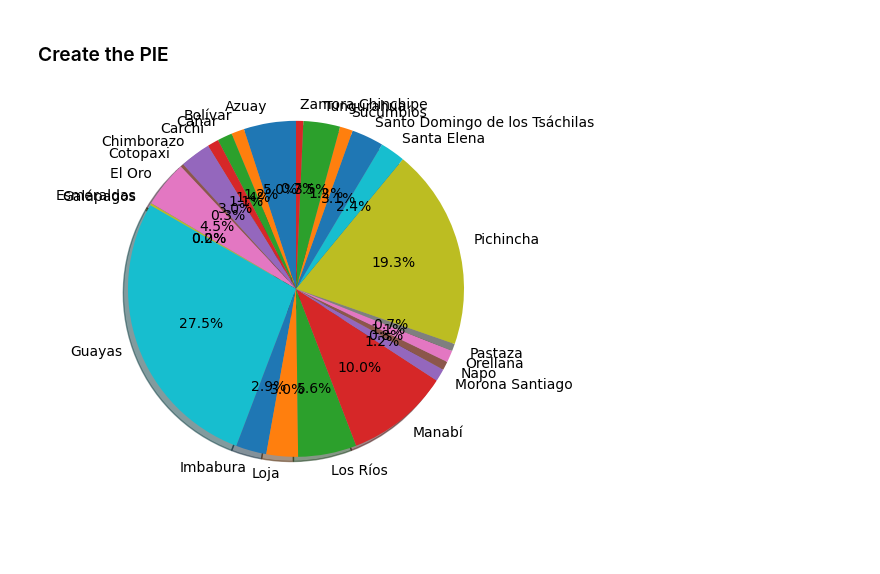
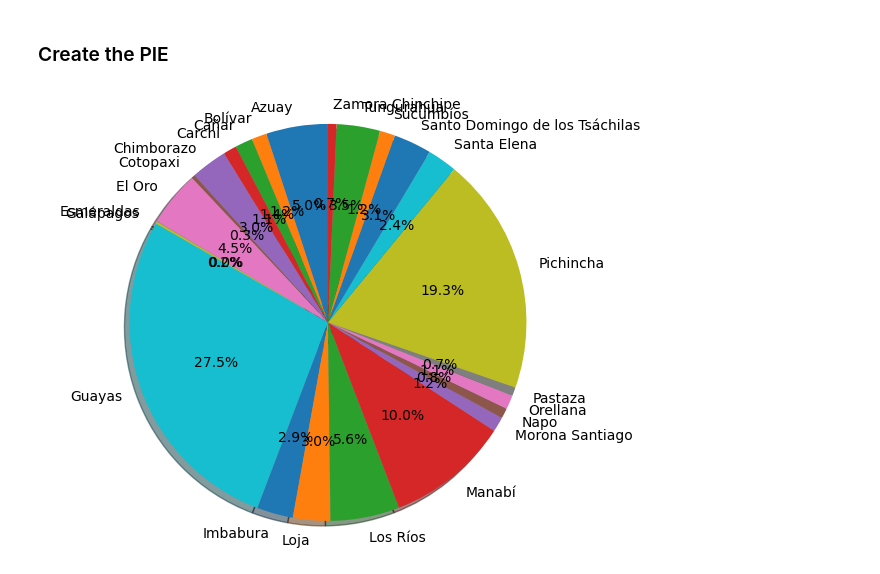
Before and after one commit to taguz91/jupyter-learning, a Jupyter notebook: guide-practice-1/using-pandas.ipynb, the cells around one changed output. Drawn from its saved outputs; the diff is of its cells as text; code cells hidden in the pictures; blank space fills up the shorter version.

```diff
--- a/guide-practice-1/using-pandas.ipynb
+++ b/guide-practice-1/using-pandas.ipynb
@@ -117,19 +117,21 @@ for province_habitants in habitants:
 # %%
 import matplotlib.pyplot as plt
 
 fig1, ax1 = plt.subplots()
 
 ax1.pie(
     percentage,
     labels = provinces,
     autopct = '%1.1f%%',
     shadow = True,
-    startangle = 90
+    startangle = 90,
+    radius = 1.2
 )
 
 # to ensure the circle
 ax1.axis("equal")
 
+plt.tight_layout()
 plt.show()
 # %% [output]
-[figure, old version]
+[figure, new version]
```
Also changed, not shown: 3 other files.
